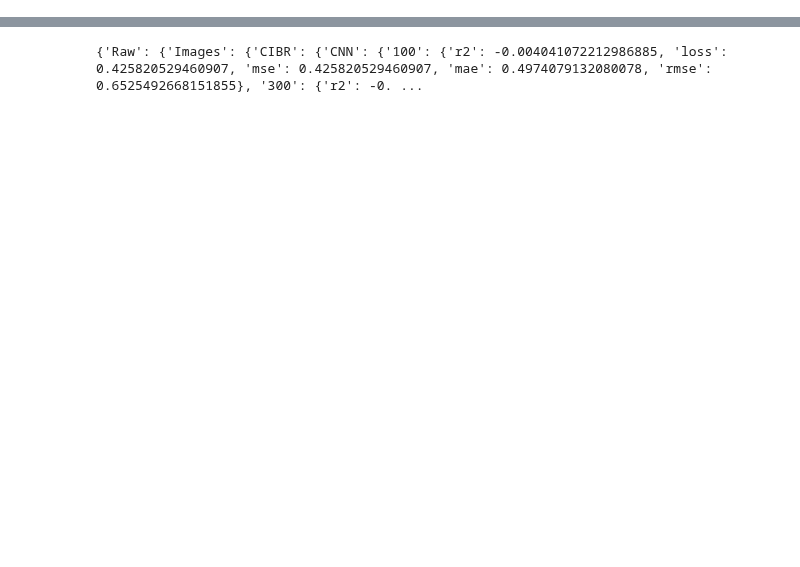
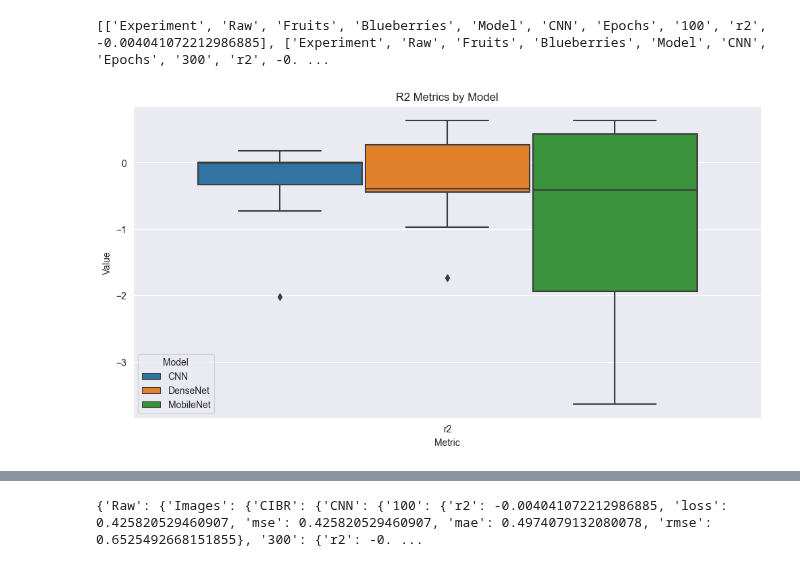
Before and after one commit to pcruiher08/ImageFeatures, a Jupyter notebook: Experiments/Graphs.ipynb, the cells around one changed output, grey strips where cells are left out. Cells and saved outputs as stored; diff of their text form; code cells hidden in the pictures; blank space fills up the shorter version.

```diff
--- a/Experiments/Graphs.ipynb
+++ b/Experiments/Graphs.ipynb
@@ -155,0 +130,32 @@ TypeError: unsupported operand type(s) for +: 'int' and 'NoneType'
+# %%
+import pandas as pd
+import seaborn as sns
+import matplotlib.pyplot as plt
+
+data = resultsCNN
+
+def flatten_json(d, keys=None):
+    if keys is None:
+        keys = []
+    if isinstance(d, dict):
+        for k, v in d.items():
+            for item in flatten_json(v, keys + [k]):
+                yield item
+    else:
+        yield keys + [d]
+
+flat_data = list(flatten_json(data))
+print(flat_data)
+df = pd.DataFrame(flat_data, columns=["","Experiment", "","Fruit", "","Model", "","Epochs", "Metric", "Value"])
+
+
+plt.figure(figsize=(12, 6))
+boxplot = sns.boxplot(x="Metric", y="Value", hue="Model", data=df[df["Metric"] == "r2"])
+#swarmplot = sns.swarmplot(x="Model", y="Value", hue="Experiment", data=df, dodge=True, color=".25", ax=boxplot)
+
+
+plt.title("R2 Metrics by Model")
+plt.show()
+# %% [output]
+[['Experiment', 'Raw', 'Fruits', 'Blueberries', 'Model', 'CNN', 'Epochs', '100', 'r2', -0.004041072212986885], ['Experiment', 'Raw', 'Fruits', 'Blueberries', 'Model', 'CNN', 'Epochs', '300', 'r2', -0. ...
+[figure, added]
```
Also changed, not shown: parts of 7 cells of this notebook, 1 other file.
